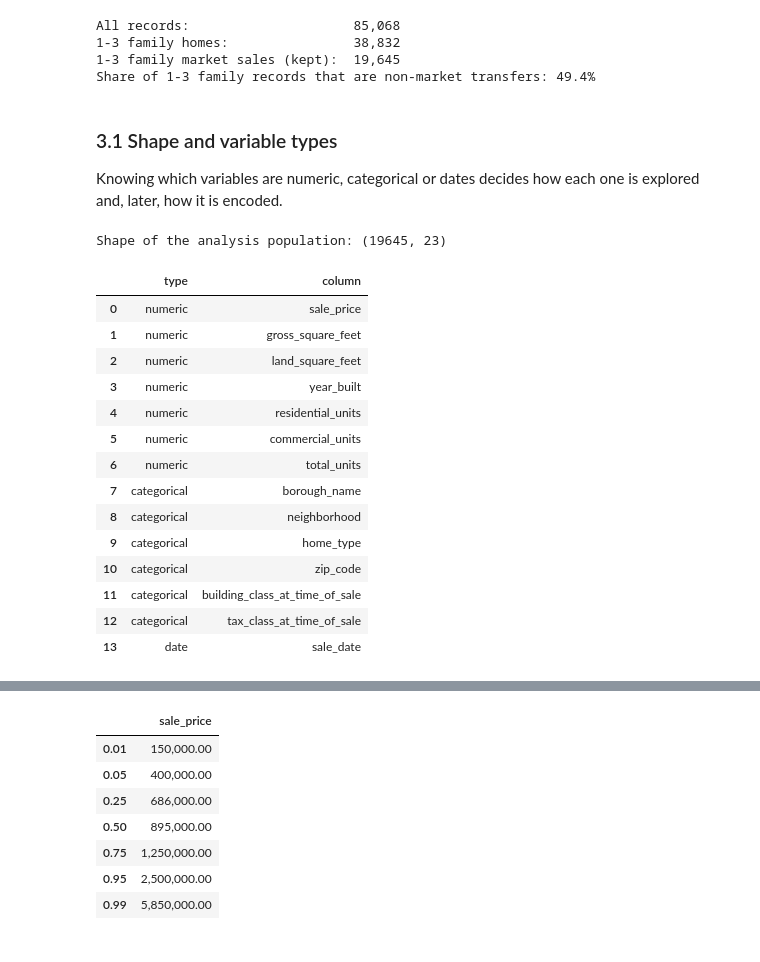
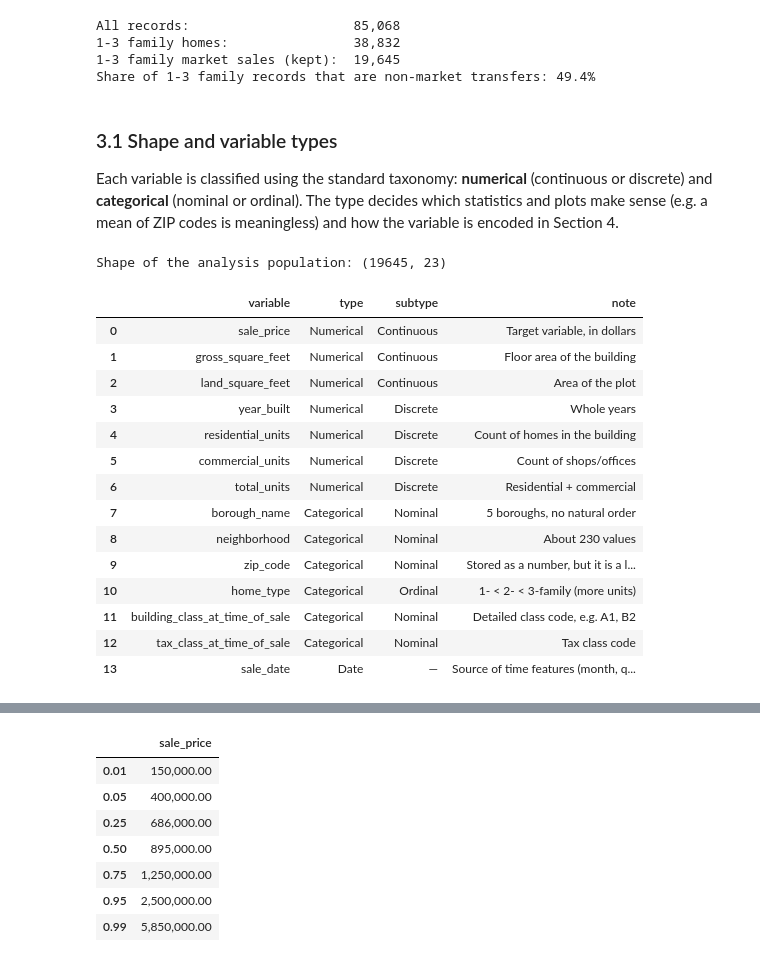
Before and after one commit to nodirbeksolijonov/MLDA-CW1-NYC-Property-Sales, a Jupyter notebook: notebooks/MLDA_CW1_NYC_Property_Sales.ipynb, the cells around one changed output, grey strips where cells are left out. Drawn from its saved outputs; the diff is of its cells as text; code cells hidden in the pictures.

```diff
--- a/notebooks/MLDA_CW1_NYC_Property_Sales.ipynb
+++ b/notebooks/MLDA_CW1_NYC_Property_Sales.ipynb
@@ -276,35 +279,48 @@ All records:                     85,068
 Share of 1-3 family records that are non-market transfers: 49.4%
 # %% [markdown]
 ### 3.1 Shape and variable types
-Knowing which variables are numeric, categorical or dates decides how each one is explored and, later, how it is encoded.
+Each variable is classified using the standard taxonomy: **numerical** (continuous or discrete) and **categorical** (nominal or ordinal). The type decides which statistics and plots make sense (e.g. a mean of ZIP codes is meaningless) and how the variable is encoded in Section 4.
 # %%
 print("Shape of the analysis population:", df_res.shape)
 
 numeric_cols = ["sale_price", "gross_square_feet", "land_square_feet", "year_built",
                 "residential_units", "commercial_units", "total_units"]
 categorical_cols = ["borough_name", "neighborhood", "home_type", "zip_code",
                     "building_class_at_time_of_sale", "tax_class_at_time_of_sale"]
 
-pd.DataFrame({
-    "type": ["numeric"] * len(numeric_cols) + ["categorical"] * len(categorical_cols) + ["date"],
-    "column": numeric_cols + categorical_cols + ["sale_date"],
-})
+variable_types = pd.DataFrame([
+    ("sale_price",                     "Numerical", "Continuous", "Target variable, in dollars"),
+    ("gross_square_feet",              "Numerical", "Continuous", "Floor area of the building"),
+    ("land_square_feet",               "Numerical", "Continuous", "Area of the plot"),
+    ("year_built",                     "Numerical", "Discrete",   "Whole years"),
+    ("residential_units",              "Numerical", "Discrete",   "Count of homes in the building"),
+    ("commercial_units",               "Numerical", "Discrete",   "Count of shops/offices"),
+    ("total_units",                    "Numerical", "Discrete",   "Residential + commercial"),
+    ("borough_name",                   "Categorical", "Nominal",  "5 boroughs, no natural order"),
+    ("neighborhood",                   "Categorical", "Nominal",  "About 230 values"),
+    ("zip_code",                       "Categorical", "Nominal",  "Stored as a number, but it is a label: arithmetic on it is meaningless"),
+    ("home_type",                      "Categorical", "Ordinal",  "1- < 2- < 3-family (more units)"),
+    ("building_class_at_time_of_sale", "Categorical", "Nominal",  "Detailed class code, e.g. A1, B2"),
+    ("tax_class_at_time_of_sale",      "Categorical", "Nominal",  "Tax class code"),
+    ("sale_date",                      "Date",        "—",        "Source of time features (month, quarter)"),
+], columns=["variable", "type", "subtype", "note"])
+variable_types
 # %% [output]
 Shape of the analysis population: (19645, 23)
-|  | type | column |
-| 0 | numeric | sale_price |
-| 1 | numeric | gross_square_feet |
-| 2 | numeric | land_square_feet |
-| 3 | numeric | year_built |
-| 4 | numeric | residential_units |
-| 5 | numeric | commercial_units |
-| 6 | numeric | total_units |
-| 7 | categorical | borough_name |
-| 8 | categorical | neighborhood |
-| 9 | categorical | home_type |
-| 10 | categorical | zip_code |
-| 11 | categorical | building_class_at_time_of_sale |
-| 12 | categorical | tax_class_at_time_of_sale |
-| 13 | date | sale_date |
+|  | variable | type | subtype | note |
+| 0 | sale_price | Numerical | Continuous | Target variable, in dollars |
+| 1 | gross_square_feet | Numerical | Continuous | Floor area of the building |
+| 2 | land_square_feet | Numerical | Continuous | Area of the plot |
+| 3 | year_built | Numerical | Discrete | Whole years |
+| 4 | residential_units | Numerical | Discrete | Count of homes in the building |
+| 5 | commercial_units | Numerical | Discrete | Count of shops/offices |
+| 6 | total_units | Numerical | Discrete | Residential + commercial |
+| 7 | borough_name | Categorical | Nominal | 5 boroughs, no natural order |
+| 8 | neighborhood | Categorical | Nominal | About 230 values |
+| 9 | zip_code | Categorical | Nominal | Stored as a number, but it is a l... |
+| 10 | home_type | Categorical | Ordinal | 1- < 2- < 3-family (more units) |
+| 11 | building_class_at_time_of_sale | Categorical | Nominal | Detailed class code, e.g. A1, B2 |
+| 12 | tax_class_at_time_of_sale | Categorical | Nominal | Tax class code |
+| 13 | sale_date | Date | — | Source of time features (month, q... |
 # %% [markdown]
 ### 3.2 Summary statistics — numeric variables
```
Also changed, not shown: parts of 8 cells of this notebook, 1 other file.
